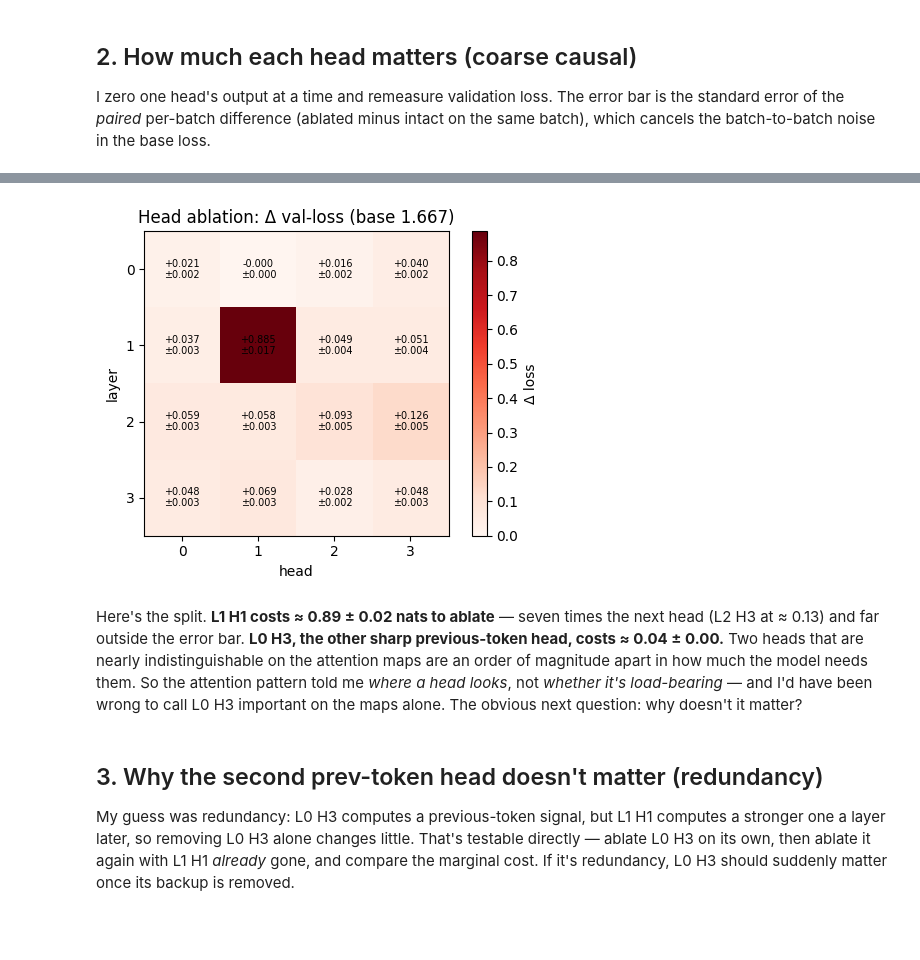
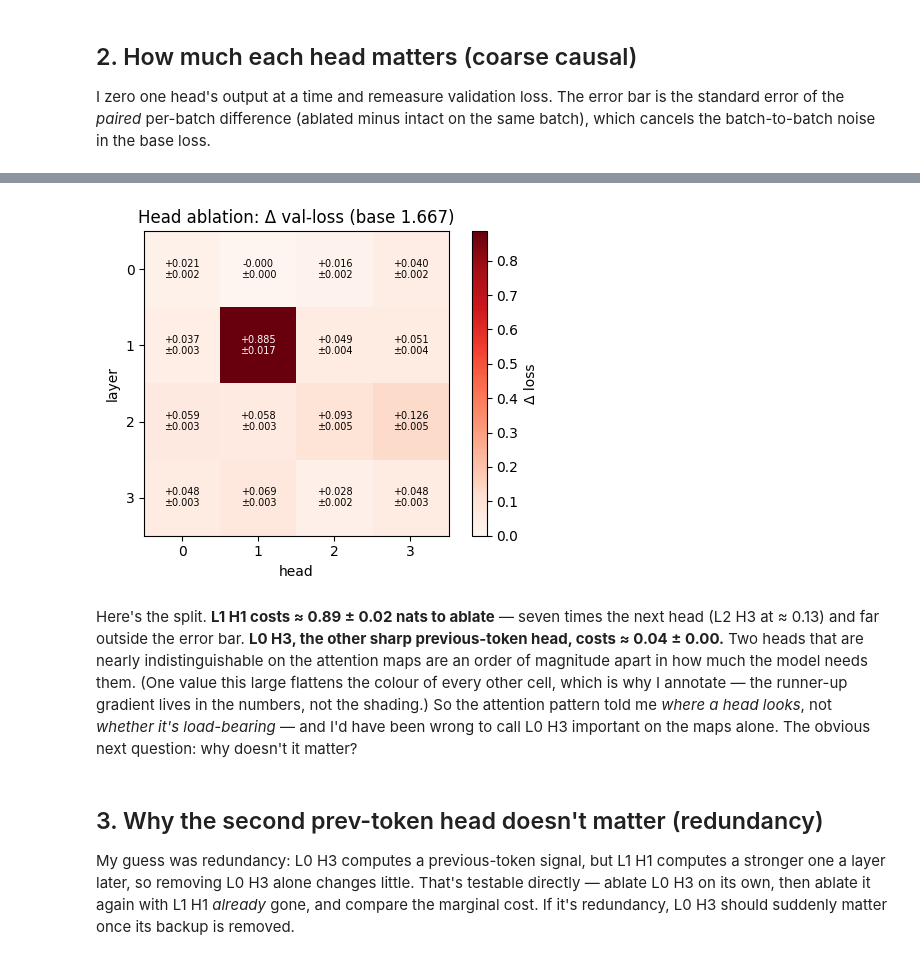
Before and after one commit to diego-magana/gpt, a Jupyter notebook: notebooks/05_attention_analysis.ipynb, the cells around one changed output, grey strips where cells are left out. Saved outputs shown, nothing was run; the diff lists cells and outputs as text; code cells hidden in the pictures; blank space fills up the shorter version.

```diff
--- a/notebooks/05_attention_analysis.ipynb
+++ b/notebooks/05_attention_analysis.ipynb
@@ -40,8 +51,8 @@ I average each head's attention over 512 validation sequences and summarize it w
 # %%
 mean_maps, stats = attention_summary(model, batches)
 print(f"{'L.H':>4} {'prev':>6} {'first':>6} {'self':>6} {'dist':>6} {'entropy':>8}  label")
-for l in range(model.config.n_layer):
-    for h in range(model.config.n_head):
+for l in range(nL):
+    for h in range(nH):
         s = stats[(l, h)]
         print(f"{l}.{h:>2} {s['prev']:6.3f} {s['first']:6.3f} {s['self']:6.3f} "
               f"{s['dist']:6.2f} {s['entropy']:8.3f}  {classify_head(s)}")
@@ -64,12 +75,17 @@ for l in range(model.config.n_layer):
 3. 2  0.228  0.063  0.193   3.64    1.327  diffuse / long-range
 3. 3  0.297  0.043  0.254   2.23    1.042  diffuse / long-range
 # %%
-fig, ax = plt.subplots(model.config.n_layer, model.config.n_head, figsize=(10, 10))
-for l in range(model.config.n_layer):
-    for h in range(model.config.n_head):
-        ax[l,h].imshow(mean_maps[l, h].numpy(), cmap='viridis')
+# Shared 0..1 colour scale so brightness is comparable across heads (attention
+# rows sum to 1, so a head's peak weight is directly meaningful).
+fig, ax = plt.subplots(nL, nH, figsize=(10.5, 10))
+im = None
+for l in range(nL):
+    for h in range(nH):
+        im = ax[l,h].imshow(mean_maps[l, h].numpy(), cmap='viridis', vmin=0, vmax=1)
         ax[l,h].set_title(f'L{l} H{h}\n{classify_head(stats[(l,h)])}', fontsize=7)
         ax[l,h].set_xticks([]); ax[l,h].set_yticks([])
-fig.suptitle('Mean attention maps (rows=query, cols=key), 512 val sequences', fontsize=10)
-fig.tight_layout(); fig.savefig('../assets/attention_grid.png', dpi=120, bbox_inches='tight'); plt.show()
+fig.suptitle('Mean attention maps (rows=query, cols=key), shared 0-1 scale, 512 val sequences', fontsize=10)
+fig.tight_layout(rect=[0, 0, 0.92, 1])
+cax = fig.add_axes([0.94, 0.15, 0.015, 0.7]); fig.colorbar(im, cax=cax, label='attention weight')
+save(fig, 'attention_grid.png'); plt.show()
 # %% [output]
@@ -82,10 +98,9 @@ What I see: layer 0 is mostly diffuse, layer 1 leans hard on the previous token,
 I zero one head's output at a time and remeasure validation loss. The error bar is the standard error of the *paired* per-batch difference (ablated minus intact on the same batch), which cancels the batch-to-batch noise in the base loss.
 # %%
 base, delta, dsem = head_ablation(model, ds, batches)
-print(f'base val loss: {base:.4f}\n')
-for l in range(model.config.n_layer):
-    print(' '.join(f'L{l}H{h}:{delta[l,h]:+.3f}±{dsem[l,h]:.3f}' for h in range(model.config.n_head)))
-order = sorted(((delta[l,h], l, h) for l in range(model.config.n_layer)
-                for h in range(model.config.n_head)), reverse=True)
+print(f'base val loss (this eval set): {base:.4f}\n')
+for l in range(nL):
+    print(' '.join(f'L{l}H{h}:{delta[l,h]:+.3f}±{dsem[l,h]:.3f}' for h in range(nH)))
+order = sorted(((delta[l,h], l, h) for l in range(nL) for h in range(nH)), reverse=True)
 print('\ntop-5:', [(f'L{l}H{h}', round(d,4)) for d,l,h in order[:5]])
 # %% [output]
@@ -100,16 +115,19 @@ top-5: [('L1H1', np.float64(0.8853)), ('L2H3', np.float64(0.1259)), ('L2H2', np.
 # %%
 fig, ax = plt.subplots(figsize=(5.2,4)); im = ax.imshow(delta, cmap='Reds')
 ax.set_xlabel('head'); ax.set_ylabel('layer')
-ax.set_xticks(range(model.config.n_head)); ax.set_yticks(range(model.config.n_layer))
-for l in range(model.config.n_layer):
-    for h in range(model.config.n_head):
-        ax.text(h, l, f'{delta[l,h]:+.3f}\n±{dsem[l,h]:.3f}', ha='center', va='center', fontsize=7)
+ax.set_xticks(range(nH)); ax.set_yticks(range(nL))
+vmax = delta.max()
+for l in range(nL):
+    for h in range(nH):
+        # white text on the dark (high-Δ) cell, black elsewhere
+        c = 'white' if delta[l,h] > 0.5*vmax else 'black'
+        ax.text(h, l, f'{delta[l,h]:+.3f}\n±{dsem[l,h]:.3f}', ha='center', va='center', fontsize=7, color=c)
 ax.set_title(f'Head ablation: Δ val-loss (base {base:.3f})'); fig.colorbar(im, ax=ax, label='Δ loss')
-fig.tight_layout(); fig.savefig('../assets/head_ablation.png', dpi=120, bbox_inches='tight'); plt.show()
+fig.tight_layout(); save(fig, 'head_ablation.png'); plt.show()
 # %% [output]
-[figure, old version]
+[figure, new version]
 # %% [markdown]
-Here's the split. **L1 H1 costs ≈ 0.89 ± 0.02 nats to ablate** — seven times the next head (L2 H3 at ≈ 0.13) and far outside the error bar. **L0 H3, the other sharp previous-token head, costs ≈ 0.04 ± 0.00.** Two heads that are nearly indistinguishable on the attention maps are an order of magnitude apart in how much the model needs them. So the attention pattern told me *where a head looks*, not *whether it's load-bearing* — and I'd have been wrong to call L0 H3 important on the maps alone. The obvious next question: why doesn't it matter?
+Here's the split. **L1 H1 costs ≈ 0.89 ± 0.02 nats to ablate** — seven times the next head (L2 H3 at ≈ 0.13) and far outside the error bar. **L0 H3, the other sharp previous-token head, costs ≈ 0.04 ± 0.00.** Two heads that are nearly indistinguishable on the attention maps are an order of magnitude apart in how much the model needs them. (One value this large flattens the colour of every other cell, which is why I annotate — the runner-up gradient lives in the numbers, not the shading.) So the attention pattern told me *where a head looks*, not *whether it's load-bearing* — and I'd have been wrong to call L0 H3 important on the maps alone. The obvious next question: why doesn't it matter?
 # %% [markdown]
 ## 3. Why the second prev-token head doesn't matter (redundancy)
 
```
Also changed, not shown: parts of 28 cells of this notebook, 8 other files.
